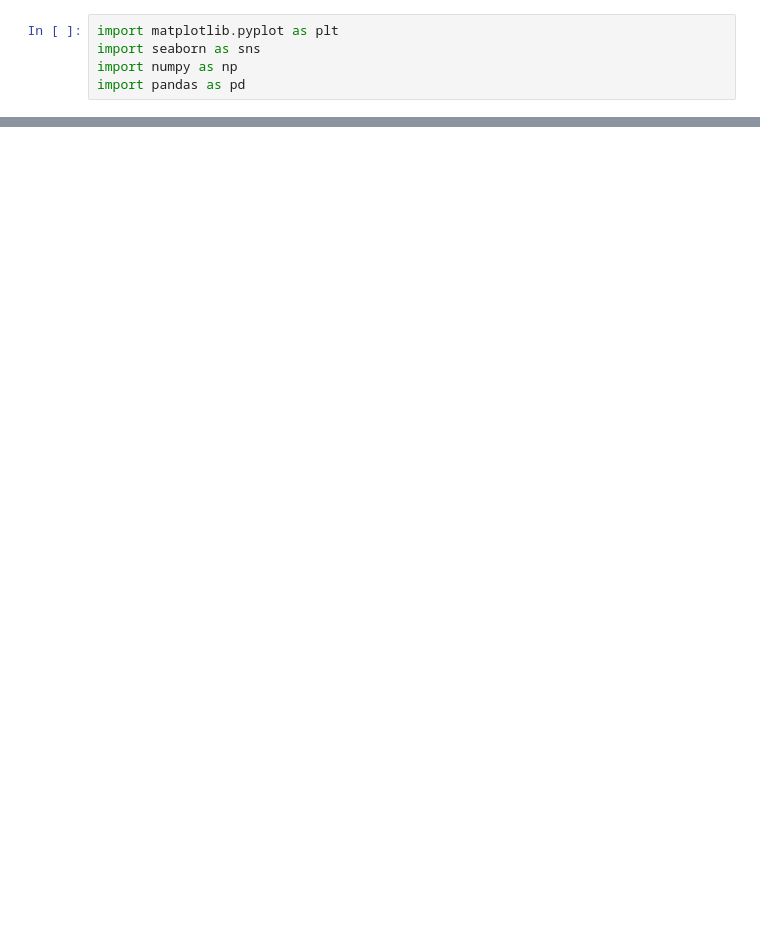
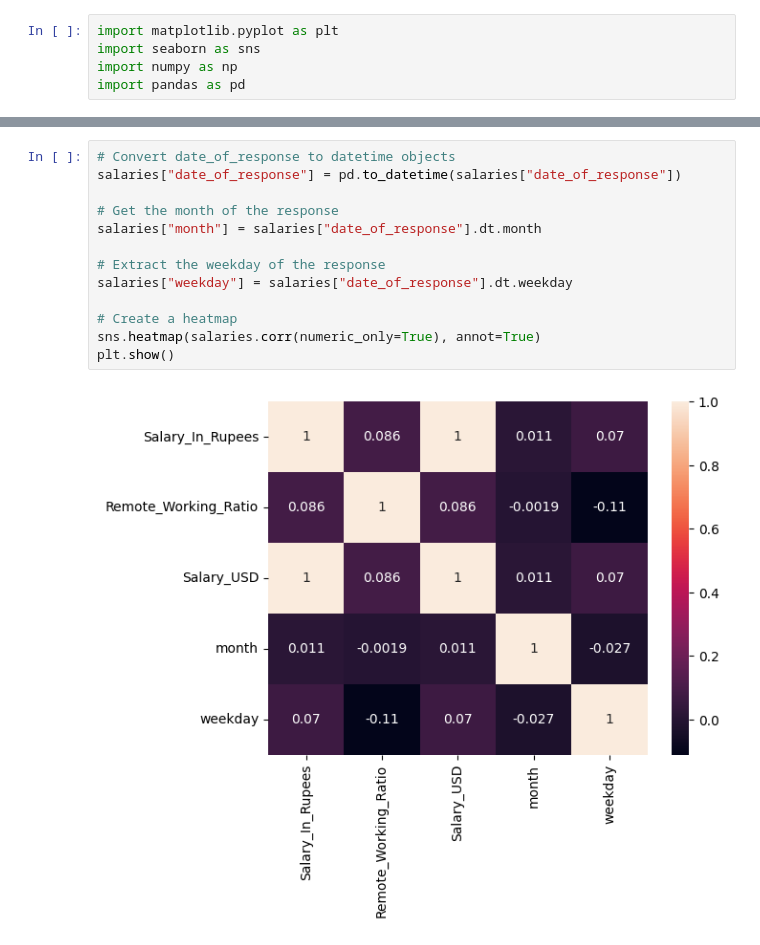
Before and after one commit to Rohanrathod7/my-ds-labs, a Jupyter notebook: 14_Exploratory_Data_Analysis_in_Python/04_Turning_Exploratory_Analysis_into_Action.ipynb, the cells around one changed output, grey strips where cells are left out. Saved outputs shown, nothing was run; the diff lists cells and outputs as text; blank space fills up the shorter version.

```diff
--- a/14_Exploratory_Data_Analysis_in_Python/04_Turning_Exploratory_Analysis_into_Action.ipynb
+++ b/14_Exploratory_Data_Analysis_in_Python/04_Turning_Exploratory_Analysis_into_Action.ipynb
@@ -132,0 +80,15 @@ plt.show()
+# %%
+# Convert date_of_response to datetime objects
+salaries["date_of_response"] = pd.to_datetime(salaries["date_of_response"])
+
+# Get the month of the response
+salaries["month"] = salaries["date_of_response"].dt.month
+
+# Extract the weekday of the response
+salaries["weekday"] = salaries["date_of_response"].dt.weekday
+
+# Create a heatmap
+sns.heatmap(salaries.corr(numeric_only=True), annot=True)
+plt.show()
+# %% [output]
+[figure, added]
```
Also changed, not shown: parts of 29 cells of this notebook.
